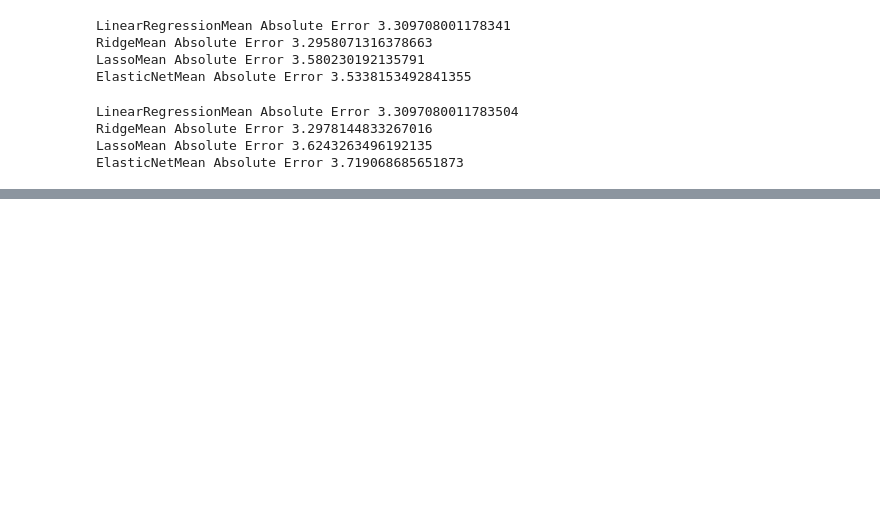
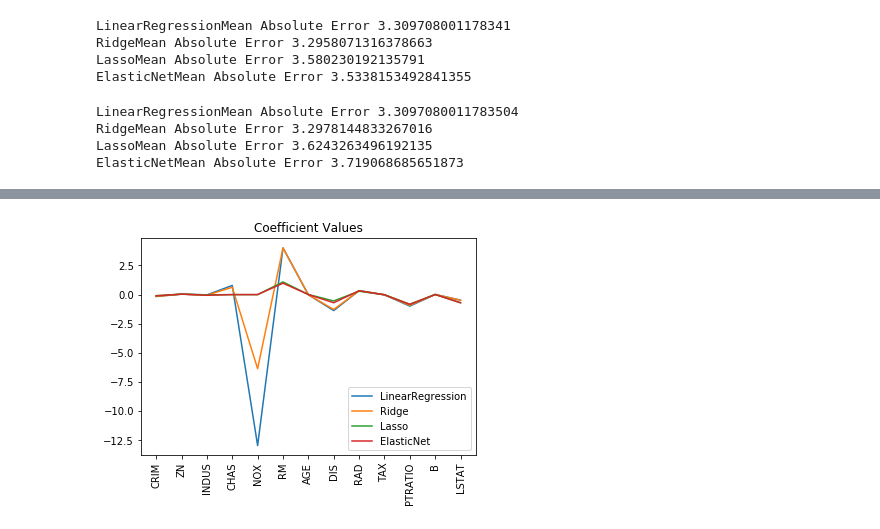
Before and after one commit to OSUScientificComputing464/project-two-grechasneak, a Jupyter notebook: ML_HW.ipynb, the cells around one changed output, grey strips where cells are left out. Saved outputs shown, nothing was run; the diff lists cells and outputs as text; code cells hidden in the pictures; blank space fills up the shorter version.

```diff
--- a/ML_HW.ipynb
+++ b/ML_HW.ipynb
@@ -96,0 +94,17 @@ scores
+# %%
+imps = []
+for model in models:
+    model.fit(X_train, y_train)
+    feature_imp = model.coef_
+    imps.append(feature_imp)
+# %%
+feature_names = list(boston.feature_names)
+for i, imp in enumerate(imps):
+    plt.plot(imp, label = str(models[i]).split('(')[0])
+    plt.legend()
+plt.title('Coefficient Values')
+locs, labels = plt.xticks()
+plt.xticks(np.arange(len(feature_names)), feature_names, rotation = 90)
+plt.show()
+# %% [output]
+[figure, added]
```
Also changed, not shown: parts of 9 cells of this notebook.
